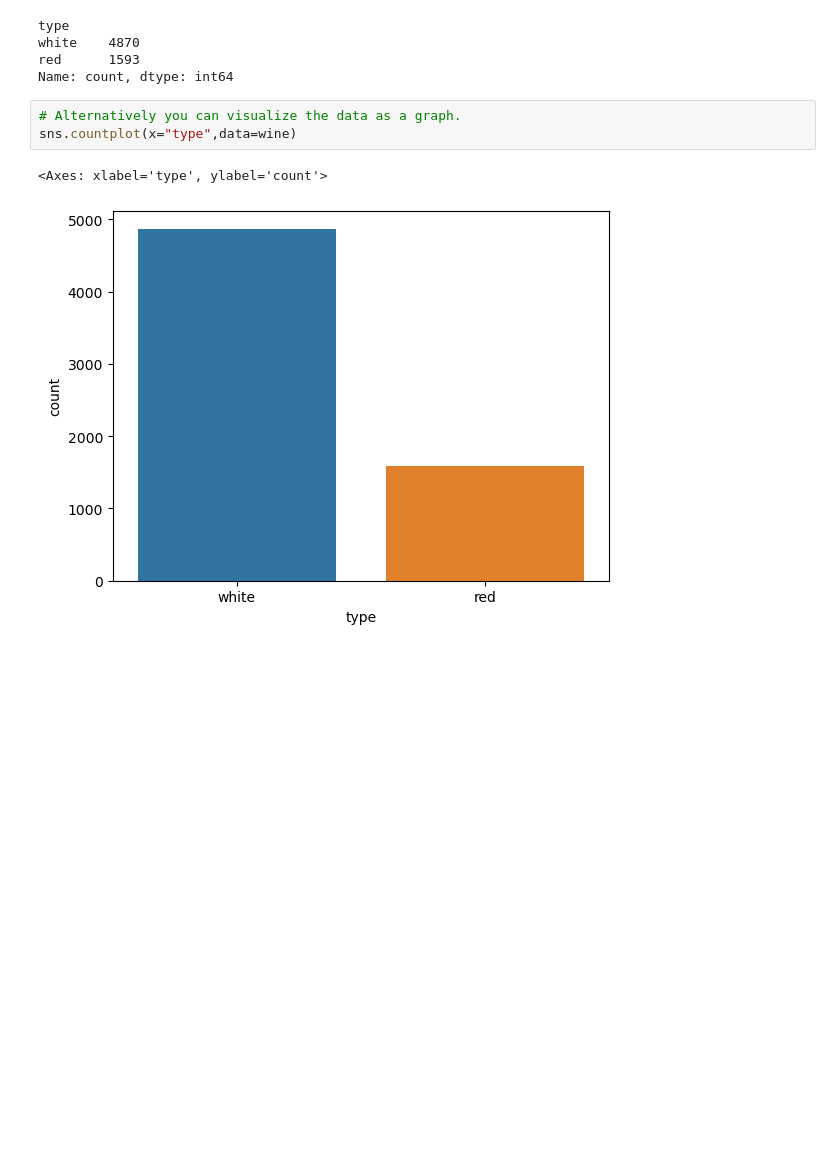
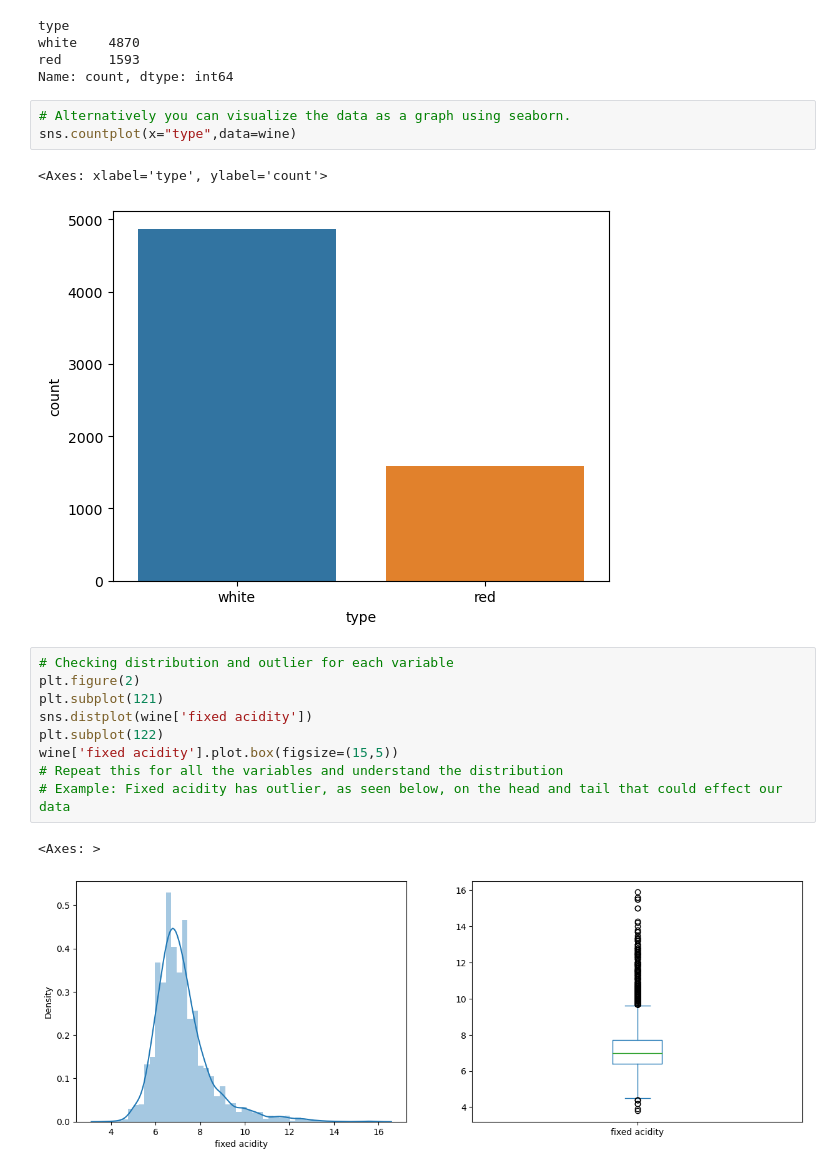
Before and after one commit to PixelQuinn/wine-quality-prediction, a Jupyter notebook: Wine Quality Prediction.ipynb, the cells around one changed output. Drawn from its saved outputs; the diff is of its cells as text; blank space fills up the shorter version.

Commit message:
feat: visual added to graph and show outliers

```diff
--- a/Wine Quality Prediction.ipynb
+++ b/Wine Quality Prediction.ipynb
@@ -91,8 +91,20 @@ white    4870
 red      1593
 Name: count, dtype: int64
 # %%
-# Alternatively you can visualize the data as a graph.
+# Alternatively you can visualize the data as a graph using seaborn.
 sns.countplot(x="type",data=wine)
 # %% [output]
 <Axes: xlabel='type', ylabel='count'>
 [figure]
+# %%
+# Checking distribution and outlier for each variable
+plt.figure(2)
+plt.subplot(121)
+sns.distplot(wine['fixed acidity'])
+plt.subplot(122)
+wine['fixed acidity'].plot.box(figsize=(15,5))
+# Repeat this for all the variables and understand the distribution
+# Example: Fixed acidity has outlier, as seen below, on the head and tail that could effect our data
+# %% [output]
+<Axes: >
+[figure, added]
```
